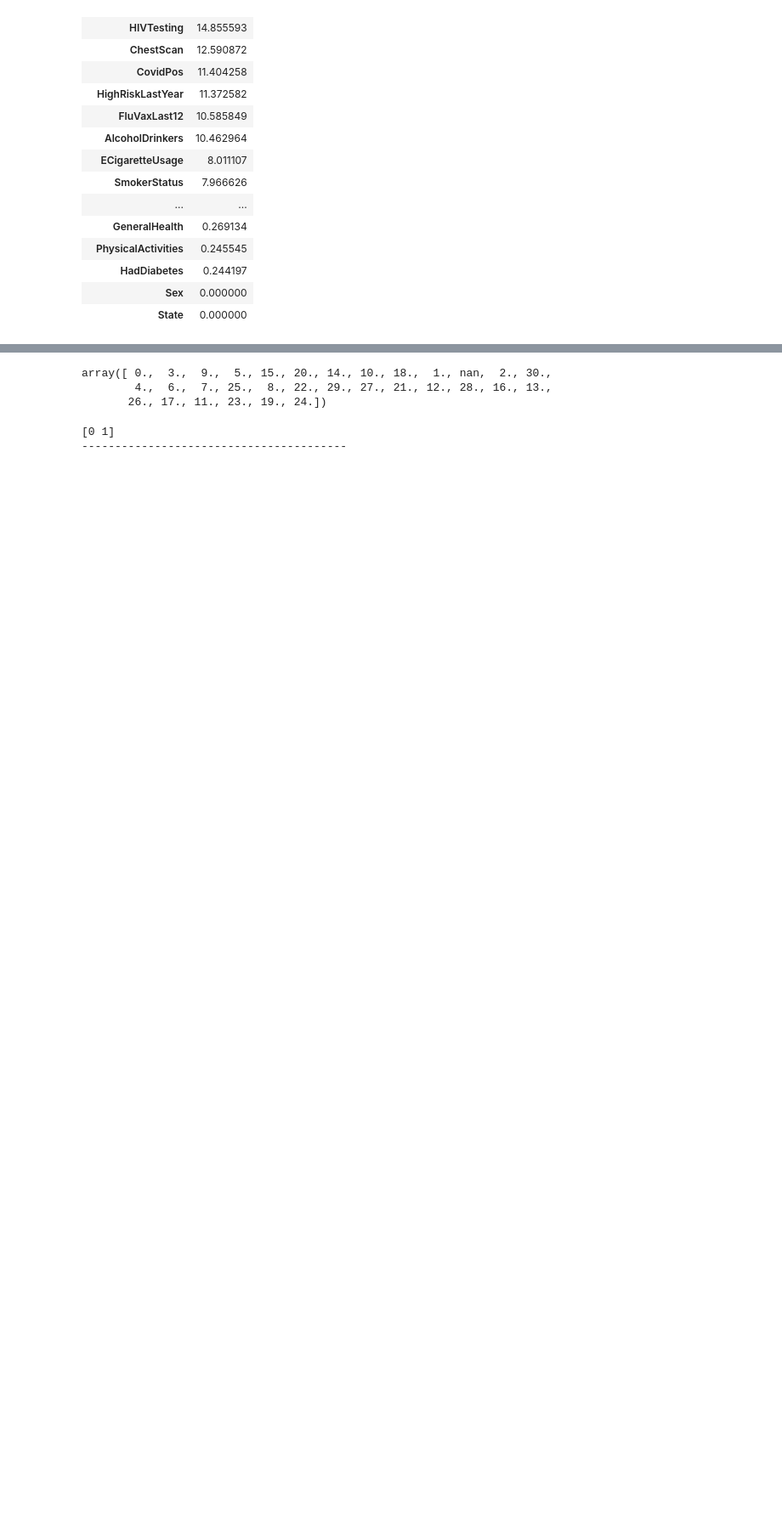
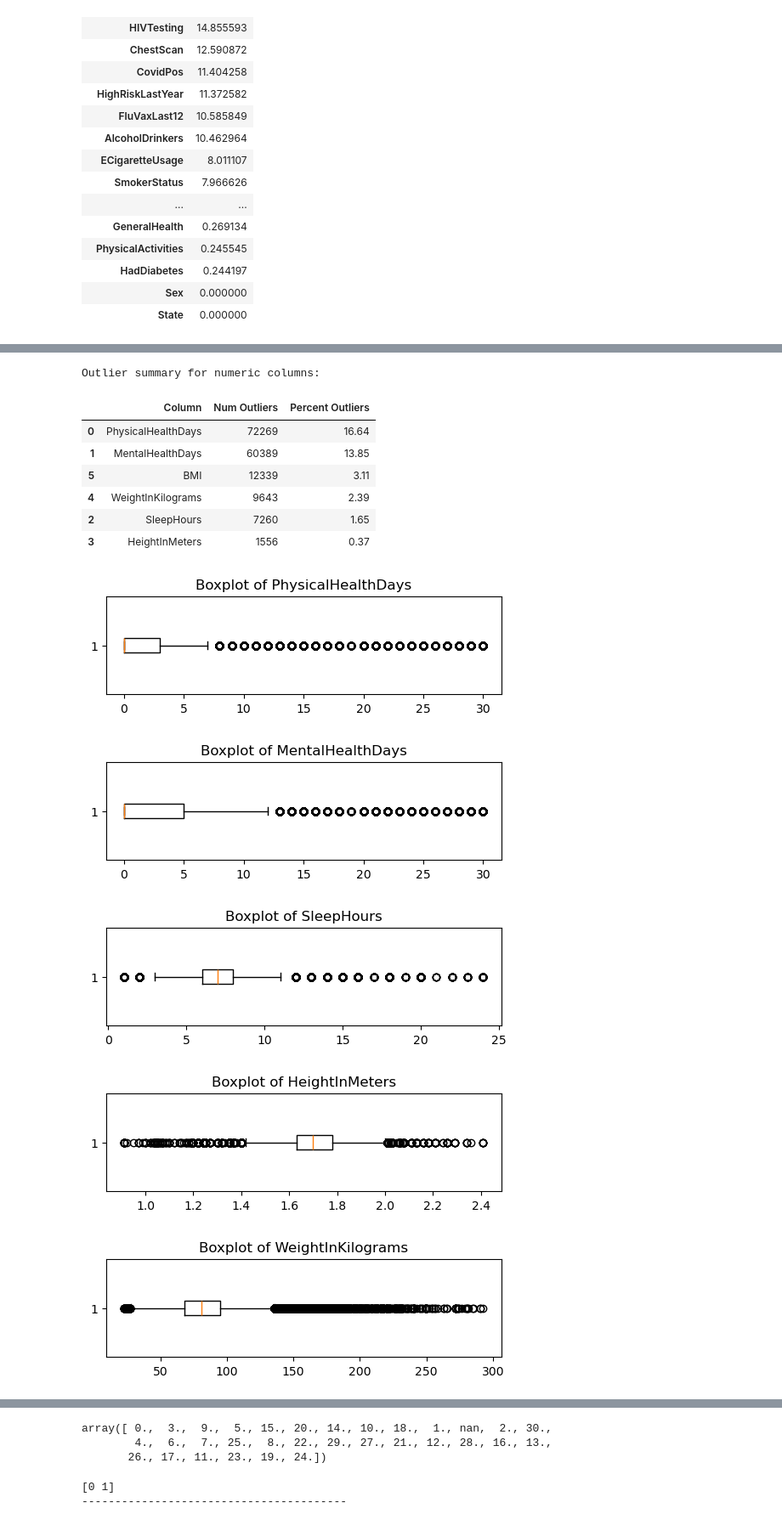
Before and after one commit to makarandkeer/BerkeleyAssignments, a Jupyter notebook: capstone/heart_disease_indicators.ipynb, the cells around one changed output, grey strips where cells are left out. Shown at 85% size. Saved outputs shown, nothing was run; the diff lists cells and outputs as text; code cells hidden in the pictures; blank space fills up the shorter version.

```diff
--- a/capstone/heart_disease_indicators.ipynb
+++ b/capstone/heart_disease_indicators.ipynb
@@ -120,12 +127,12 @@ memory usage: 135.8+ MB
 # %%
 object_columns = df.select_dtypes(exclude='object').columns
 print(f"Numerical columns: {object_columns.to_list()} ")
-print("-" * 150)
+print("-" * 120)
 
 # For loop to get unique values of each object column and print the results
-for col in object_columns:
-    print(f"Unique values in column '{col}':")
-    print(df[col].unique())
-    print("-" * 150)
+# for col in object_columns:
+#     print(f"Unique values in column '{col}':")
+#     print(df[col].unique())
+#     print("-" * 150)
 # %% [output]
 Numerical columns: ['PhysicalHealthDays', 'MentalHealthDays', 'SleepHours', 'HeightInMeters', 'WeightInKilograms', 'BMI']
@@ -256,3 +270,45 @@ Sample duplicate records:
 | 11503 | Arizona | Female | Excellent | 0.0 | 0.0 | Within past year (anytime less th... | ... |
 | 26789 | California | Male | Excellent | 0.0 | 0.0 | Within past year (anytime less th... | ... |
 5 rows × 40 columns
+# %%
+# Check for outliers in numeric data columns using IQR method
+
+numeric_columns = df.select_dtypes(include=['float64', 'int64']).columns
+
+outlier_summary = pd.DataFrame(columns=["Column", "Num Outliers", "Percent Outliers"])
+
+for col in numeric_columns:
+    Q1 = df[col].quantile(0.25)
+    Q3 = df[col].quantile(0.75)
+    IQR = Q3 - Q1
+    lower_bound = Q1 - 1.5 * IQR
+    upper_bound = Q3 + 1.5 * IQR
+    outliers = df[(df[col] < lower_bound) | (df[col] > upper_bound)][col]
+    num_outliers = outliers.count()
+    percent_outliers = (num_outliers / df[col].count()) * 100 if df[col].count() > 0 else 0
+    outlier_summary.loc[len(outlier_summary)] = [col, num_outliers, round(percent_outliers, 2)]
+
+print("Outlier summary for numeric columns:")
+display(outlier_summary.sort_values(by="Percent Outliers", ascending=False))
+
+# Visualize outliers for each numeric column
+import matplotlib.pyplot as plt
+for col in numeric_columns:
+    plt.figure(figsize=(6, 1.5))
+    plt.boxplot(df[col].dropna(), vert=False)
+    plt.title(f"Boxplot of {col}")
+    plt.show()
+# %% [output]
+Outlier summary for numeric columns:
+|  | Column | Num Outliers | Percent Outliers |
+| 0 | PhysicalHealthDays | 72269 | 16.64 |
+| 1 | MentalHealthDays | 60389 | 13.85 |
+| 5 | BMI | 12339 | 3.11 |
+| 4 | WeightInKilograms | 9643 | 2.39 |
+| 2 | SleepHours | 7260 | 1.65 |
+| 3 | HeightInMeters | 1556 | 0.37 |
+[figure, added]
+[figure, added]
+[figure, added]
+[figure, added]
+[figure, added]
```
Also changed, not shown: parts of 13 cells of this notebook.
